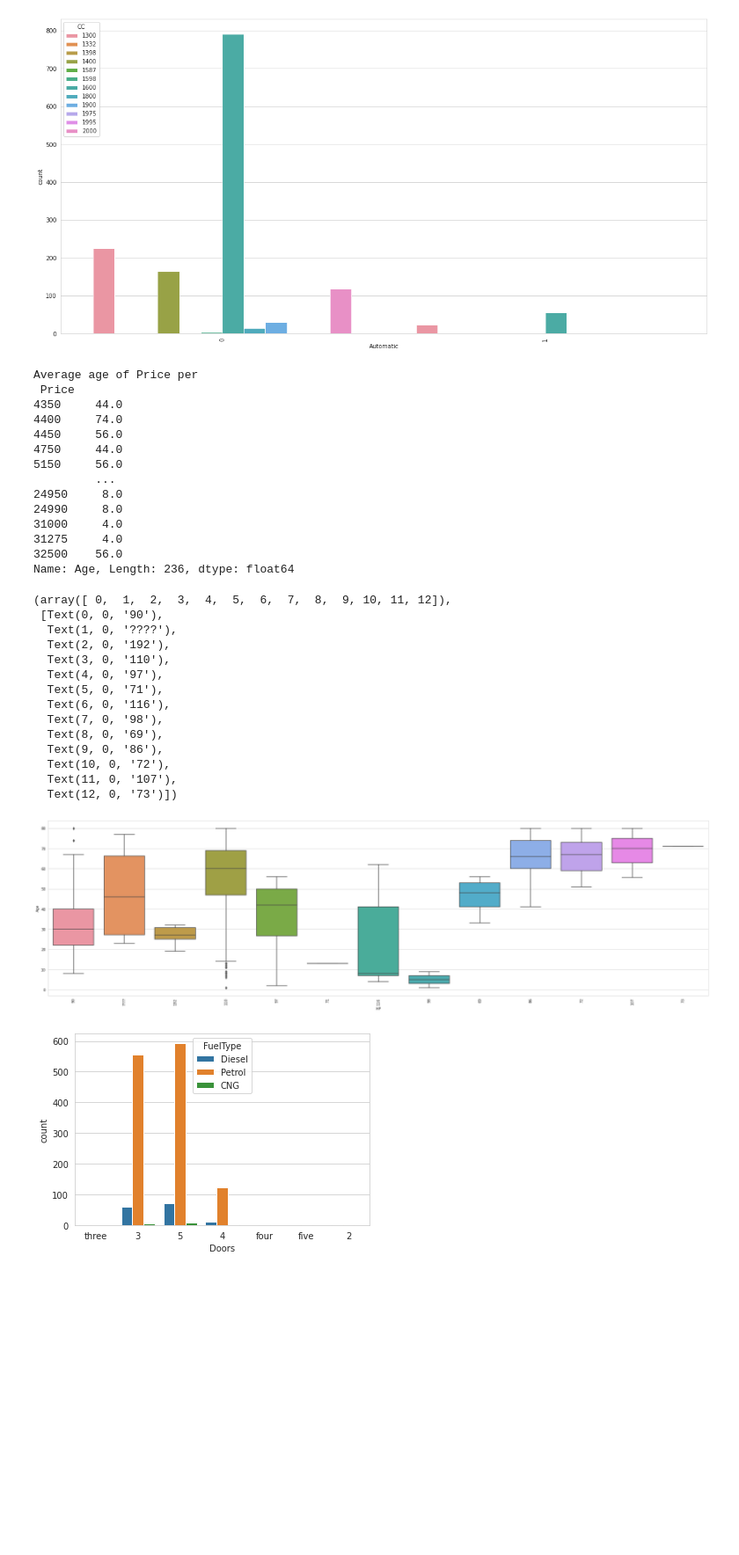
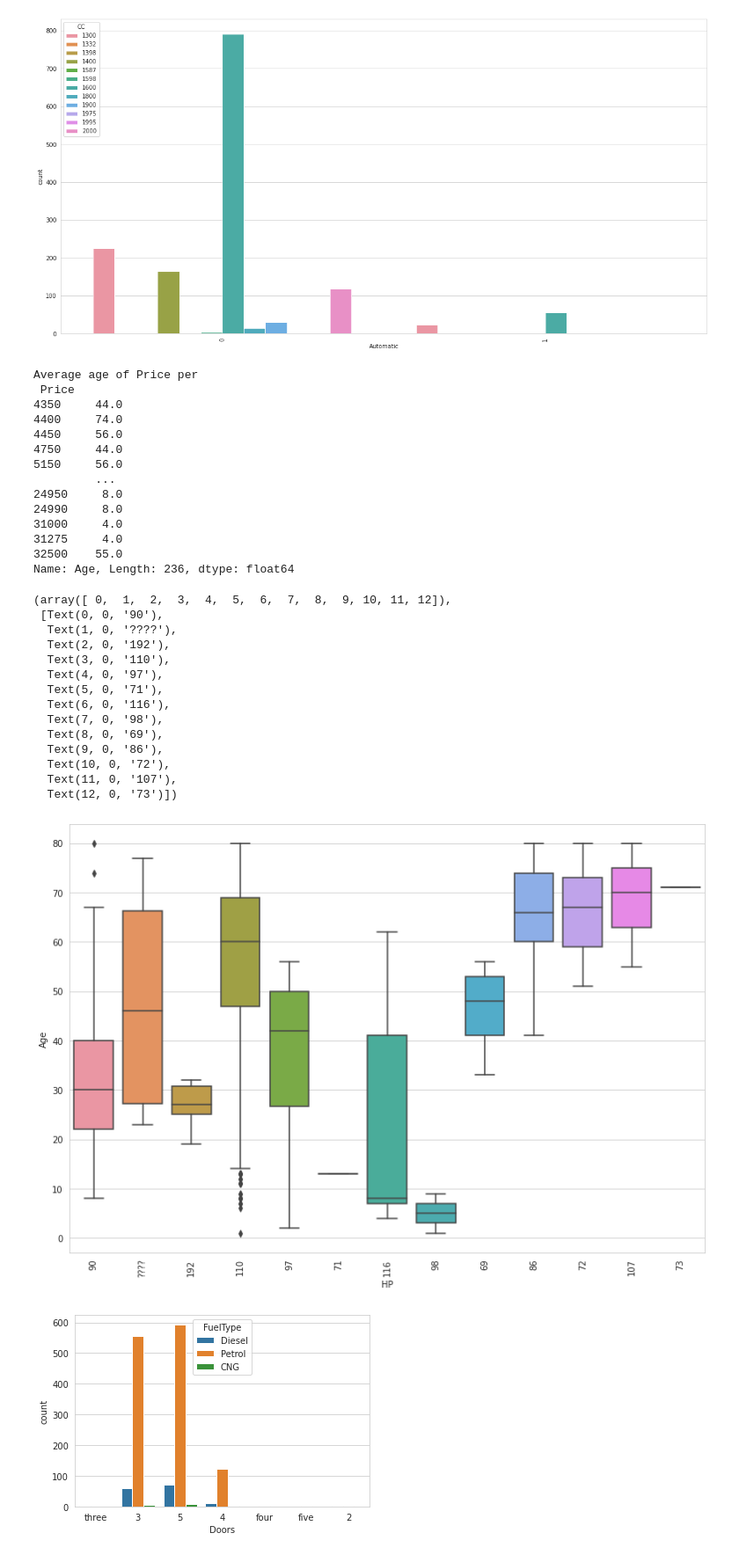
Before and after one commit to Mayankvlog/Toyota, a Jupyter notebook: Toyota-Machinelearning.ipynb, the cells around one changed output. Shown at 88% size. Saved outputs shown, nothing was run; the diff lists cells and outputs as text; code cells hidden in the pictures; blank space fills up the shorter version.

```diff
--- a/Toyota-Machinelearning.ipynb
+++ b/Toyota-Machinelearning.ipynb
@@ -271,40 +258,40 @@ plt.xticks(rotation = 90)
 (array([0, 1]), [Text(0, 0, '0'), Text(1, 0, '1')])
 [figure]
 # %%
-plt.figure(figsize=(33, 9))
+plt.figure(figsize=(13, 9))
 sns.boxplot(x='HP',y='Age',data=toyota)
 print('Average age of Price per\n', toyota.groupby(["Price"])["Age"].mean().round(0))
 plt.xticks(rotation = 90)
 # %% [output]
 Average age of Price per
  Price
 4350     44.0
 4400     74.0
 4450     56.0
 4750     44.0
 5150     56.0
          ...
 24950     8.0
 24990     8.0
 31000     4.0
 31275     4.0
-32500    56.0
+32500    55.0
 Name: Age, Length: 236, dtype: float64
 (array([ 0,  1,  2,  3,  4,  5,  6,  7,  8,  9, 10, 11, 12]),
  [Text(0, 0, '90'),
   Text(1, 0, '????'),
   Text(2, 0, '192'),
   Text(3, 0, '110'),
   Text(4, 0, '97'),
   Text(5, 0, '71'),
   Text(6, 0, '116'),
   Text(7, 0, '98'),
   Text(8, 0, '69'),
   Text(9, 0, '86'),
   Text(10, 0, '72'),
   Text(11, 0, '107'),
   Text(12, 0, '73')])
-[figure, old version]
+[figure, new version]
 # %%
 sns.countplot(x = "Doors", hue="FuelType", data=toyota)
 plt.show()
```
Also changed, not shown: parts of 15 cells of this notebook.
